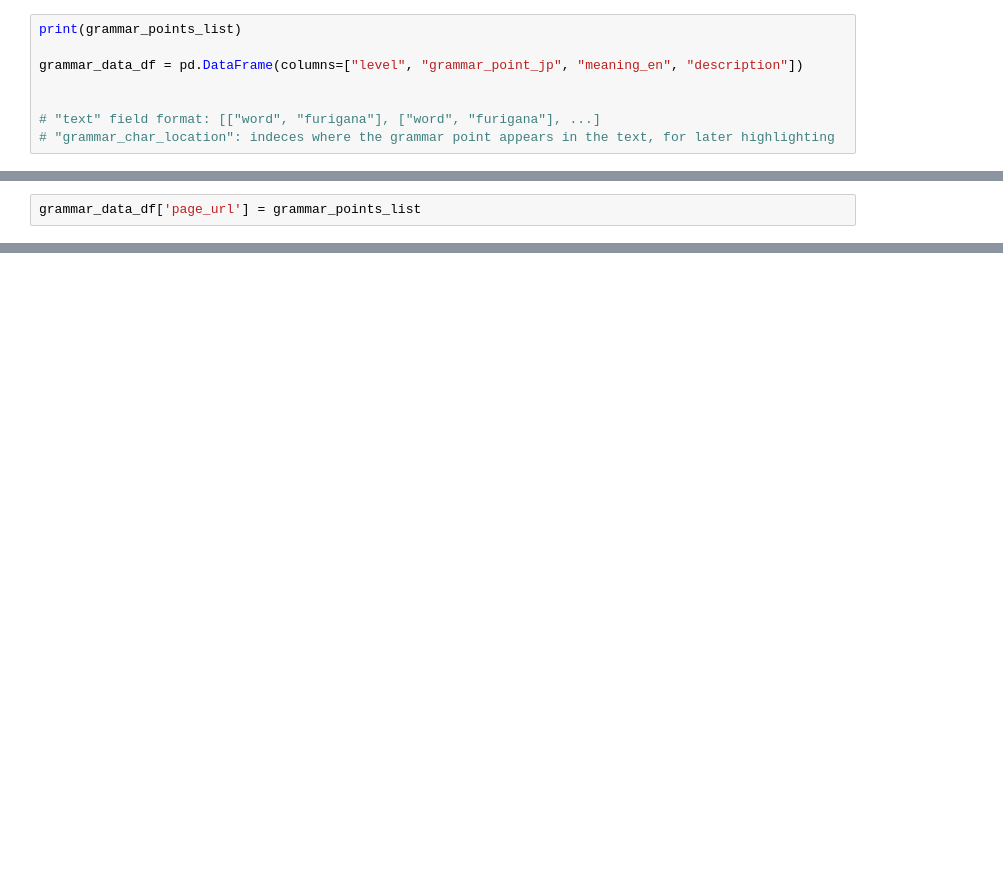
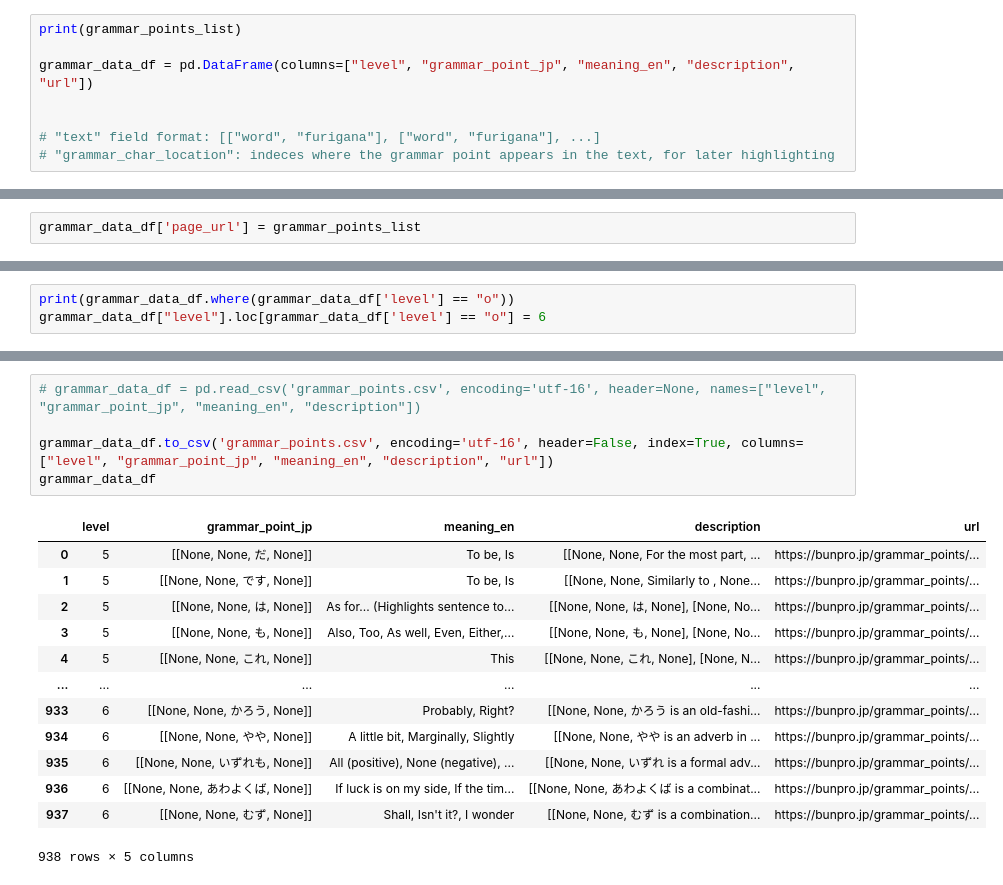
Before and after one commit to Max8Curtis/JapaneseTranslationActivity, a Jupyter notebook: scrape.ipynb, the cells around one changed output, grey strips where cells are left out. Saved outputs shown, nothing was run; the diff lists cells and outputs as text; blank space fills up the shorter version.

```diff
--- a/scrape.ipynb
+++ b/scrape.ipynb
@@ -24,7 +24,7 @@ for child in soup.find_all(attrs={"class":"u-position_absolute u-inset_0"}, recu
 # %%
 print(grammar_points_list)
 
-grammar_data_df = pd.DataFrame(columns=["level", "grammar_point_jp", "meaning_en", "description"])
+grammar_data_df = pd.DataFrame(columns=["level", "grammar_point_jp", "meaning_en", "description", "url"])
 
 
 # "text" field format: [["word", "furigana"], ["word", "furigana"], ...]
@@ -119,0 +118,3 @@ grammar_data_df.to_csv('grammar_points.csv', encoding='utf-16', header=False)
+# %%
+print(grammar_data_df.where(grammar_data_df['level'] == "o"))
+grammar_data_df["level"].loc[grammar_data_df['level'] == "o"] = 6
@@ -120 +139,20 @@ grammar_data_df.to_csv('grammar_points.csv', encoding='utf-16', header=False)
+# %%
+# grammar_data_df = pd.read_csv('grammar_points.csv', encoding='utf-16', header=None, names=["level", "grammar_point_jp", "meaning_en", "description"])
+
+grammar_data_df.to_csv('grammar_points.csv', encoding='utf-16', header=False, index=True, columns=["level", "grammar_point_jp", "meaning_en", "description", "url"])
+grammar_data_df
+# %% [output]
+|  | level | grammar_point_jp | meaning_en | description | url |
+| 0 | 5 | [[None, None, だ, None]] | To be, Is | [[None, None, For the most part, ... | https://bunpro.jp/grammar_points/... |
+| 1 | 5 | [[None, None, です, None]] | To be, Is | [[None, None, Similarly to , None... | https://bunpro.jp/grammar_points/... |
+| 2 | 5 | [[None, None, は, None]] | As for... (Highlights sentence to... | [[None, None, は, None], [None, No... | https://bunpro.jp/grammar_points/... |
+| 3 | 5 | [[None, None, も, None]] | Also, Too, As well, Even, Either,... | [[None, None, も, None], [None, No... | https://bunpro.jp/grammar_points/... |
+| 4 | 5 | [[None, None, これ, None]] | This | [[None, None, これ, None], [None, N... | https://bunpro.jp/grammar_points/... |
+| ... | ... | ... | ... | ... | ... |
+| 933 | 6 | [[None, None, かろう, None]] | Probably, Right? | [[None, None, かろう is an old-fashi... | https://bunpro.jp/grammar_points/... |
+| 934 | 6 | [[None, None, やや, None]] | A little bit, Marginally, Slightly | [[None, None, やや is an adverb in ... | https://bunpro.jp/grammar_points/... |
+| 935 | 6 | [[None, None, いずれも, None]] | All (positive), None (negative), ... | [[None, None, いずれ is a formal adv... | https://bunpro.jp/grammar_points/... |
+| 936 | 6 | [[None, None, あわよくば, None]] | If luck is on my side, If the tim... | [[None, None, あわよくば is a combinat... | https://bunpro.jp/grammar_points/... |
+| 937 | 6 | [[None, None, むず, None]] | Shall, Isn't it?, I wonder | [[None, None, むず is a combination... | https://bunpro.jp/grammar_points/... |
+938 rows × 5 columns
 # %%
```
Also changed, not shown: parts of 10 cells of this notebook, 5 other files.
